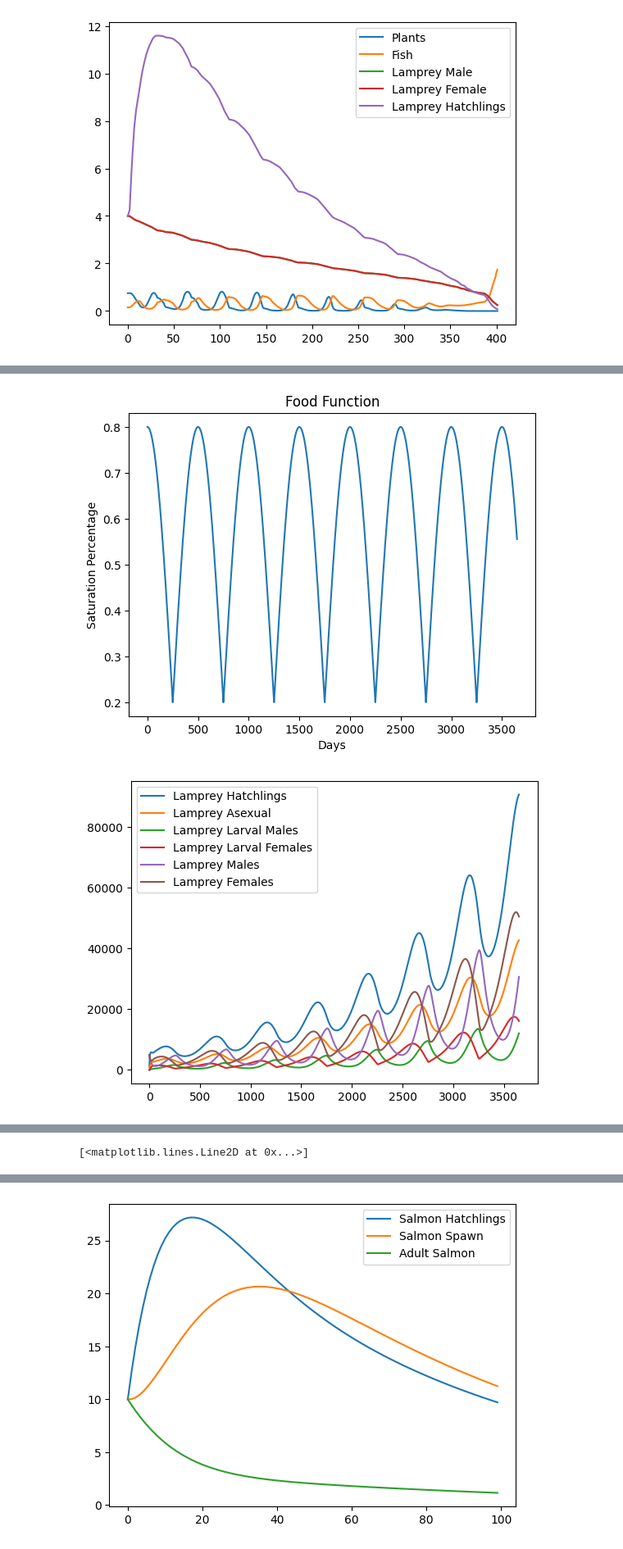
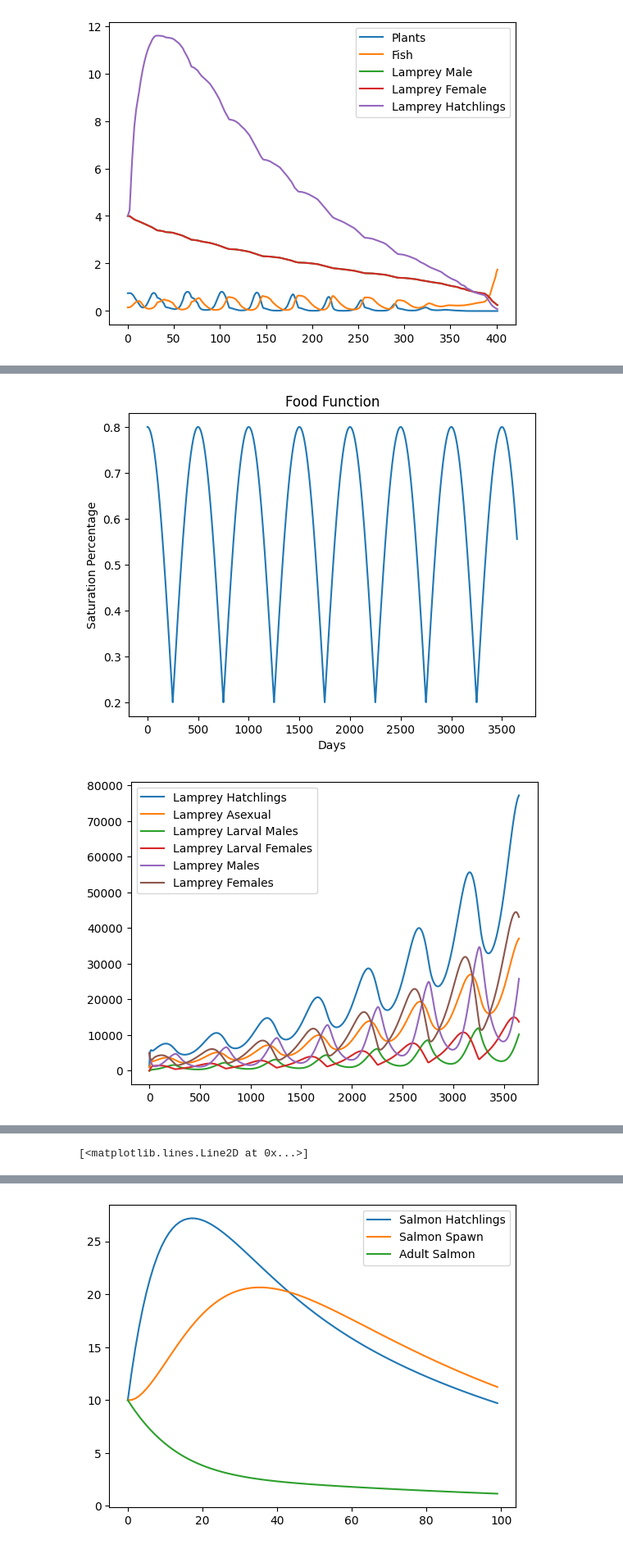
Before and after one commit to AlexanderNez/MCM_2024, a Jupyter notebook: FoodChain.ipynb, the cells around one changed output, grey strips where cells are left out. Shown at 82% size. Drawn from its saved outputs; the diff is of its cells as text; code cells hidden in the pictures.

```diff
--- a/FoodChain.ipynb
+++ b/FoodChain.ipynb
@@ -169,8 +169,8 @@ par = {
        'fish_growth_rate': 0.8,
        'lamprey_successful_kill':0.005,
        'mu_H':0.05,
-       'mu_A':0.005,
-       'mu_l':0.005,
+       'mu_A':0.003,
+       'mu_l':0.003,
        'mu_L': 0.05,
        'mu_F':0.1,
        'Food':food,
@@ -186,9 +186,9 @@ def Lamprey(t,y,par):
     dL_A = par['asexual_growth'] * L_H -par['mu_A'] * L_A - par['food_per_lamprey'] * (par['Food'](t) * L_A) - \
     par['food_per_lamprey'] * (1-par['Food'](t)) * L_A
 
-    dL_lm = par['food_per_lamprey'] * (1-par['Food'](t)) * L_A - par['mu_l'] - par['larval_growth'] * L_lm
+    dL_lm = par['food_per_lamprey'] * (1-par['Food'](t)) * L_A - par['mu_l']*L_lf - par['larval_growth'] * L_lm
 
-    dL_lf = par['food_per_lamprey'] * par['Food'](t) * L_A - par['mu_l'] - par['larval_growth'] * L_lf
+    dL_lf = par['food_per_lamprey'] * par['Food'](t) * L_A - par['mu_l']*L_lf - par['larval_growth'] * L_lf
 
     dL_m = par['larval_growth'] * L_lm -par['mu_L'] * L_m
 
@@ -201,31 +201,31 @@ def Lamprey(t,y,par):
 
 y0 = [1000,1000,0,0,5_000,5_000,10] #Hatchlings, Asexual, Larval male, larval female, adult male, adult female
 t_span = [0,3650]
 
 sol = solve_ivp(fun=lambda t,y: Lamprey(t,y,par),t_span=t_span,y0=y0,method="LSODA",t_eval=np.linspace(0,t_span[1],t_span[1]))
 
 labels = ['Lamprey Hatchlings','Lamprey Asexual', 'Lamprey Larval Males',
 'Lamprey Larval Females','Lamprey Males','Lamprey Females']
 
 for i in range(0,6):
     plt.plot(sol.y[i,:],label = labels[i])
 plt.legend()
 plt.show()
 
 plt.plot(sol.y[4,:],label=labels[4])
 plt.plot(sol.y[5,:],label = labels[5])
 plt.legend()
 plt.show()
 
 
 plt.title("Total Adult Lamprey Population")
 plt.xlabel("Time(Days)")
 plt.ylabel("Population")
 plt.plot(sol.y[4,:] + sol.y[5,:])
 plt.show()
 
 plt.plot(sol.y[6,:])
 # %% [output]
 [figure]
 [figure]
-[figure, old version]
+[figure, new version]
```
Also changed, not shown: parts of 4 cells of this notebook.
